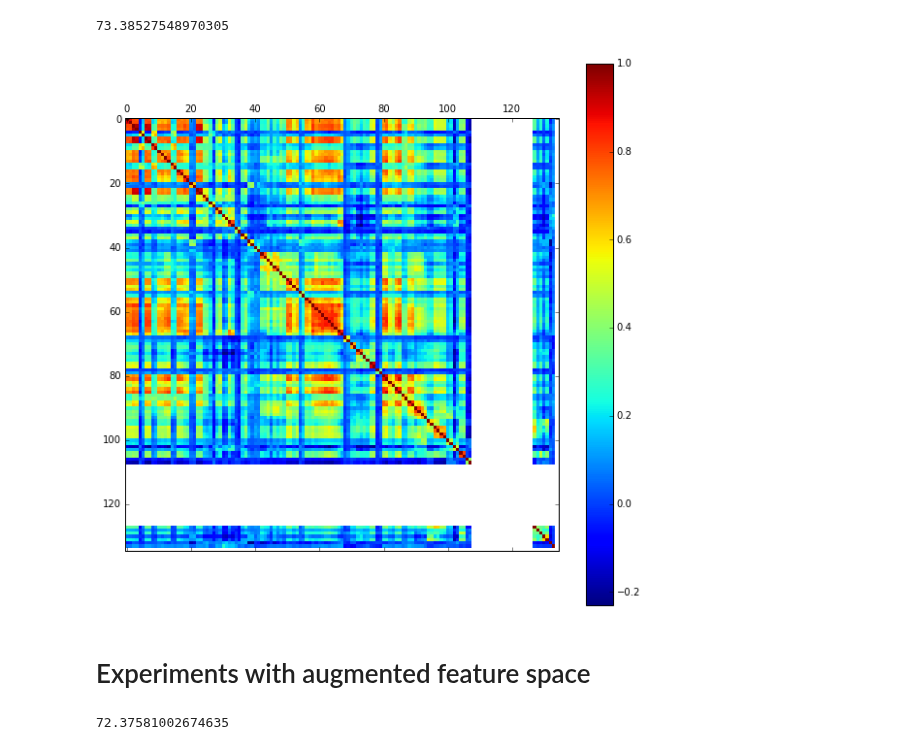
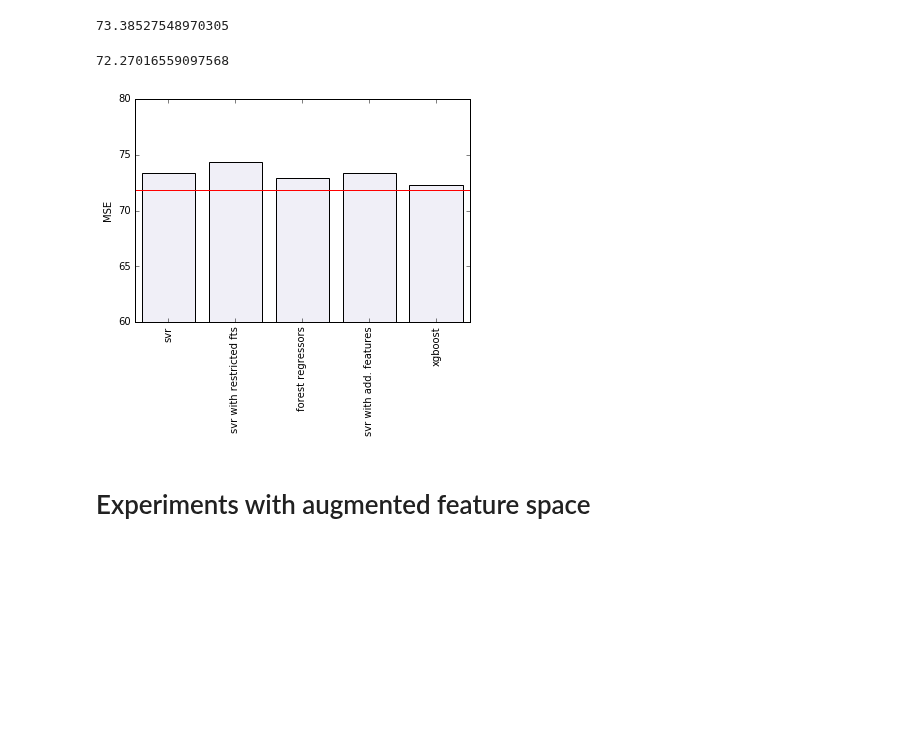
Before and after one commit to xgoogax/brainhack_abcd, a Jupyter notebook: data_preparation + PCA.ipynb, the cells around one changed output. Cells and saved outputs as stored; diff of their text form; code cells hidden in the pictures; blank space fills up the shorter version.

Commit message:
added preliminary modeling of corpuscallosum data

```diff
--- a/data_preparation + PCA.ipynb
+++ b/data_preparation + PCA.ipynb
@@ -341,22 +339,26 @@ _, preds_with_adds = run_experiment(svr, train_norm_data_ratios, train_labels, v
 print(preds_with_adds)
 # %% [output]
 73.38527548970305
-# %%
-x = compute_covariance(normalize_data(train_additional_features))
-fig, ax = plt.subplots(figsize=(10,10))
-im = ax.matshow(x, interpolation='none')
-fig.colorbar(im, ticks=[-1,-0.8,-0.6,-0.4,-0.2,0.0,0.2,0.4,0.6,0.8,1.0])
-plt.show()
-# %% [output]
-[figure, removed]
+# %%
+xgb_reg = xgboost.XGBRegressor()
+_, xgb_mse = run_experiment(xgb_reg, train_norm_data, train_labels, val_norm_data, val_labels)
+print(xgb_mse)
+# %% [output]
+72.27016559097568
+# %%
+baseline = majority_mse
+results = [svr_mse, restricted_mse, forest_mse, preds_with_adds, xgb_mse]
+labels = ['svr', 'svr with restricted fts', 'forest regressors', 'svr with add. features', 'xgboost']
+
+plt.bar([x for x in range(len(results))], results, color='#f0eff7', tick_label=labels, align='center')
+plt.plot([x-0.5 for x in range(len(results)+1)], [baseline for x in range(len(results)+1)], color='red')
+plt.ylim(60,80)
+plt.xticks(rotation=90)
+plt.ylabel("MSE")
+plt.legend()
+
+plt.show()
+# %% [output]
+[figure, added]
 # %% [markdown]
 # Experiments with augmented feature space
-# %%
-train_norm_data_e = np.nan_to_num(normalize_data(train_data_extra))
-val_norm_data_e = np.nan_to_num(normalize_data(val_data_extra))
-
-svr.fit(train_norm_data_e, train_labels_extra)
-preds_extra = svr.predict(val_norm_data_e)
-print(mse(preds_extra, val_labels_extra))
-# %% [output]
-72.37581002674635
```
Also changed, not shown: parts of 22 cells of this notebook, 1 other file.
